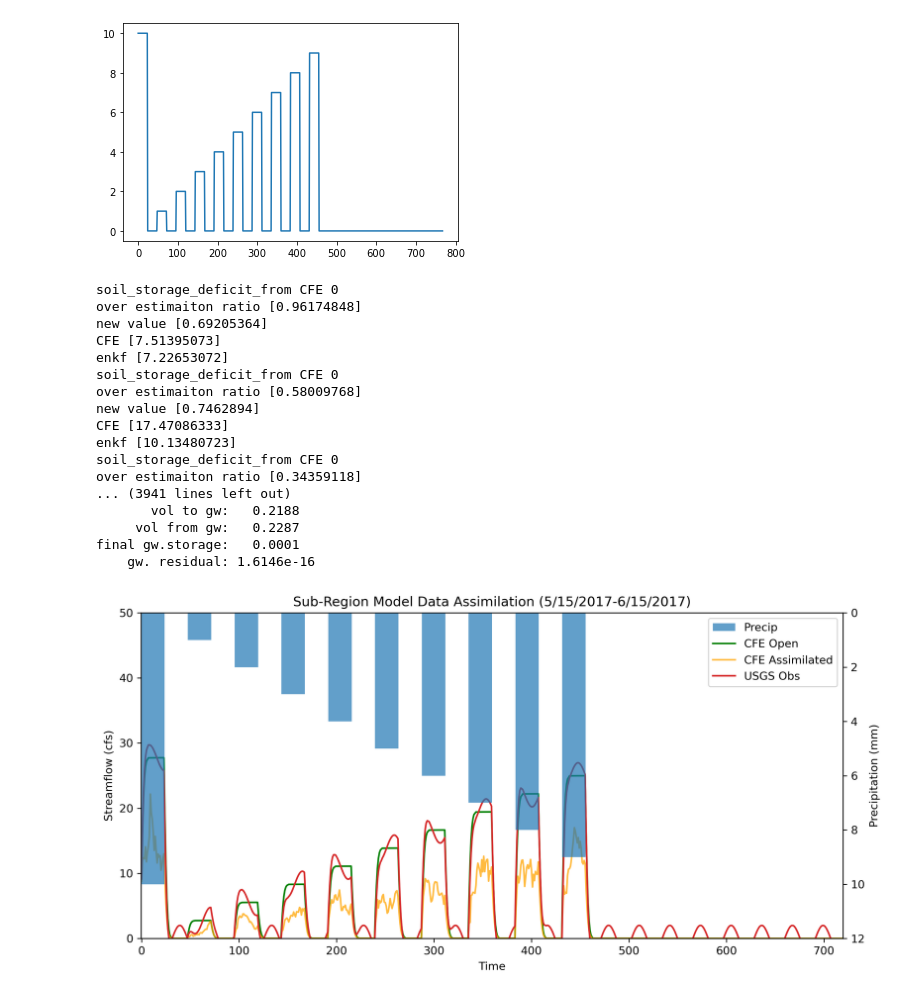
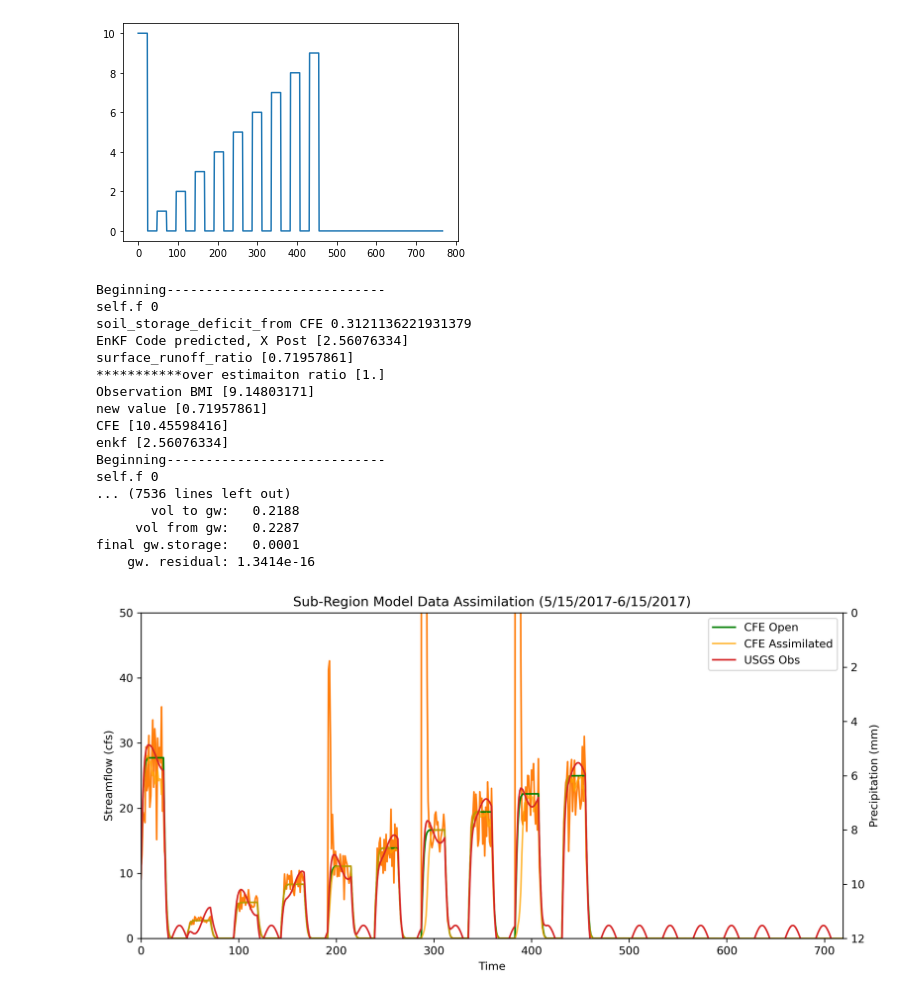
Before and after one commit to zbutler33/NextGen---The-Simulators-, a Jupyter notebook: Toy_Model/Toymodel_synthetic.ipynb, the cells around one changed output. Cells and saved outputs as stored; diff of their text form; code cells hidden in the pictures.

```diff
--- a/Toy_Model/Toymodel_synthetic.ipynb
+++ b/Toy_Model/Toymodel_synthetic.ipynb
@@ -106,7 +106,7 @@ for i, precip in enumerate(df_forcing['APCP_surface']): #i is RAINRATE
 
     # Get state vars from Peturbed. These are values as enkf uses
     soil_storage_avail = cfe_peturbed.get_value('soil_storage_avail_m')
-    soil_reservoir_storage_deficit = cfe_peturbed.get_value('soil_reservoir_storage_deficit_m')
+    soil_reservoir_storage_deficit = cfe_peturbed.get_value('soil_reservoir_storage_deficit_out_m')
     surface_runoff = cfe_peturbed.get_value('land_surface_water__runoff_volume_flux')
 
     # Get values for plotting
@@ -135,7 +135,7 @@ for i, precip in enumerate(df_forcing['APCP_surface']): #i is RAINRATE
 
     # Get new EnKF state vars to give back to CFE Analysis
     state_transition_soil_storage = enkf.get_value('soil_storage_avail_m')
-    state_transition_soil_res     = enkf.get_value('soil_reservoir_storage_deficit_m')
+    state_transition_soil_res     = enkf.get_value('soil_reservoir_storage_deficit_updated_m')
     state_transition_runoff_factor= enkf.get_value('surface_runoff_ratio')
 
     # Set value for CFE analysis based on the state variable change from the EnKF factor to get true streamflow
@@ -156,6 +156,7 @@ for i, precip in enumerate(df_forcing['APCP_surface']): #i is RAINRATE
     # Set value from CFE analysis state variables back into CFE Peturbed to continue EnKF loop
     cfe_peturbed.set_value('soil_storage_avail_m', cfe_updated_everything_soil_storage)
     cfe_peturbed.set_value('soil_reservoir_storage_deficit_m', cfe_updated_everything_soil_res)
+    cfe_peturbed.set_value('state_var_change_runoff', cfe_updated_everything_runoff)
 
 # # Finalize models
 cfe_open.finalize(print_mass_balance=True)
@@ -163,55 +164,56 @@ cfe_peturbed.finalize(print_mass_balance=True)
 cfe_analysis.finalize(print_mass_balance=True)
 enkf.finalize()
 # %% [output]
-soil_storage_deficit_from CFE 0
-over estimaiton ratio [0.96174848]
-new value [0.69205364]
-CFE [7.51395073]
-enkf [7.22653072]
-soil_storage_deficit_from CFE 0
-over estimaiton ratio [0.58009768]
-new value [0.7462894]
-CFE [17.47086333]
-enkf [10.13480723]
-soil_storage_deficit_from CFE 0
-over estimaiton ratio [0.34359118]
-... (3941 lines left out)
+Beginning----------------------------
+self.f 0
+soil_storage_deficit_from CFE 0.3121136221931379
+EnKF Code predicted, X Post [2.56076334]
+surface_runoff_ratio [0.71957861]
+***********over estimaiton ratio [1.]
+Observation BMI [9.14803171]
+new value [0.71957861]
+CFE [10.45598416]
+enkf [2.56076334]
+Beginning----------------------------
+self.f 0
+... (7536 lines left out)
        vol to gw:   0.2188
      vol from gw:   0.2287
 final gw.storage:   0.0001
-    gw. residual: 1.6146e-16
+    gw. residual: 1.3414e-16
 # %%
 istart_plot=0
 iend_plot=720
 x = list(range(istart_plot, iend_plot))
 
 fig, ax1 = plt.subplots(figsize = (10,5), dpi=300)
 
 ax2 = ax1.twinx()
 
 ax1.set_xlabel('Time')
 ax1.set_ylabel('Streamflow (cfs)')
 ax2.set_ylabel('Precipitation (mm)')
 ax2.set_ylim(0,12,1)
 ax2.invert_yaxis()
 ax1.set_ylim(0,50,1)
 
 plt.title('Sub-Region Model Data Assimilation (5/15/2017-6/15/2017)')
-Precip = ax2.bar(x, df_forcing['APCP_surface'][istart_plot:iend_plot],width=1,alpha=0.7, color="tab:blue", label = 'Precip')
-#ax1.plot(x, cfePeturbed[istart_plot:iend_plot], color = 'tab:orange', label = 'CFE Peturbed')
+#Precip = ax2.bar(x, df_forcing['APCP_surface'][istart_plot:iend_plot],width=1,alpha=0.7, color="tab:blue", label = 'Precip')
+ax1.plot(x, cfePeturbed[istart_plot:iend_plot], color = 'tab:orange', label = 'CFE Peturbed')
 Open, = ax1.plot(x, cfeOpen[istart_plot:iend_plot], color = 'green', label = 'CFE Open')
 Analysis, = ax1.plot(x, cfeAnalysis[istart_plot:iend_plot], color = 'orange', alpha=0.75, label = 'CFE Assimilated')
 Obs, = ax1.plot(x, OBSERVATIONS_LIST[istart_plot:iend_plot], color = 'tab:red', label = 'USGS Obs')
+#ax1.plot(x, cfeEnKF[istart_plot:iend_plot], color = 'tab:blue', label = 'EnKF')
 
-plt.legend(handles = [Precip,Open,Analysis,Obs], loc='upper right', bbox_to_anchor=(0.5, 0.5, 0.5, 0.5))
+plt.legend(handles = [Open,Analysis,Obs], loc='upper right', bbox_to_anchor=(0.5, 0.5, 0.5, 0.5))
 
 #plt.savefig("WorkingDA_7-19.png")
 fig.tight_layout()
 ax1.margins(x=0)
 
 plt.show()
 # %% [output]
-[figure, old version]
+[figure, new version]
 # %%
 df=pd.DataFrame({"obs":OBSERVATIONS_LIST,"cfeAnalysis":cfeAnalysis,"cfeOpen":cfeOpen})
 df.dropna(axis=0, inplace=True)
```
Also changed, not shown: parts of 3 cells of this notebook, 11 other files.
